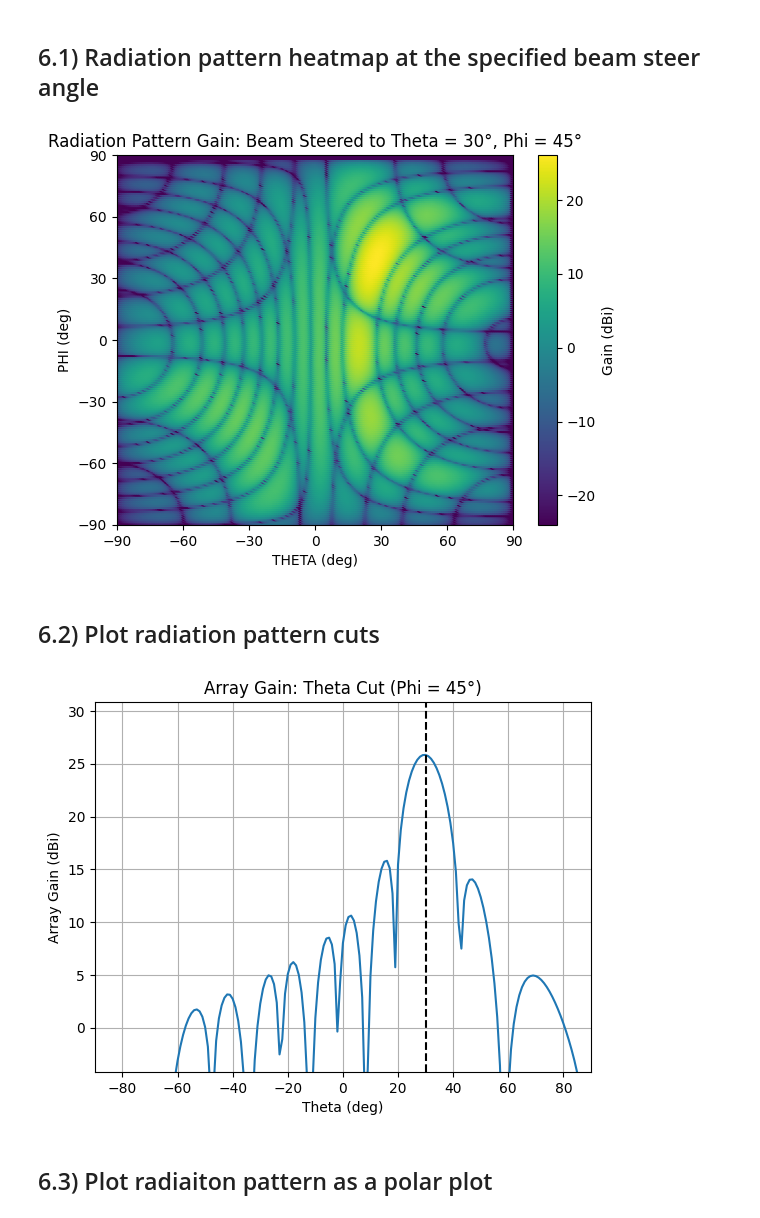
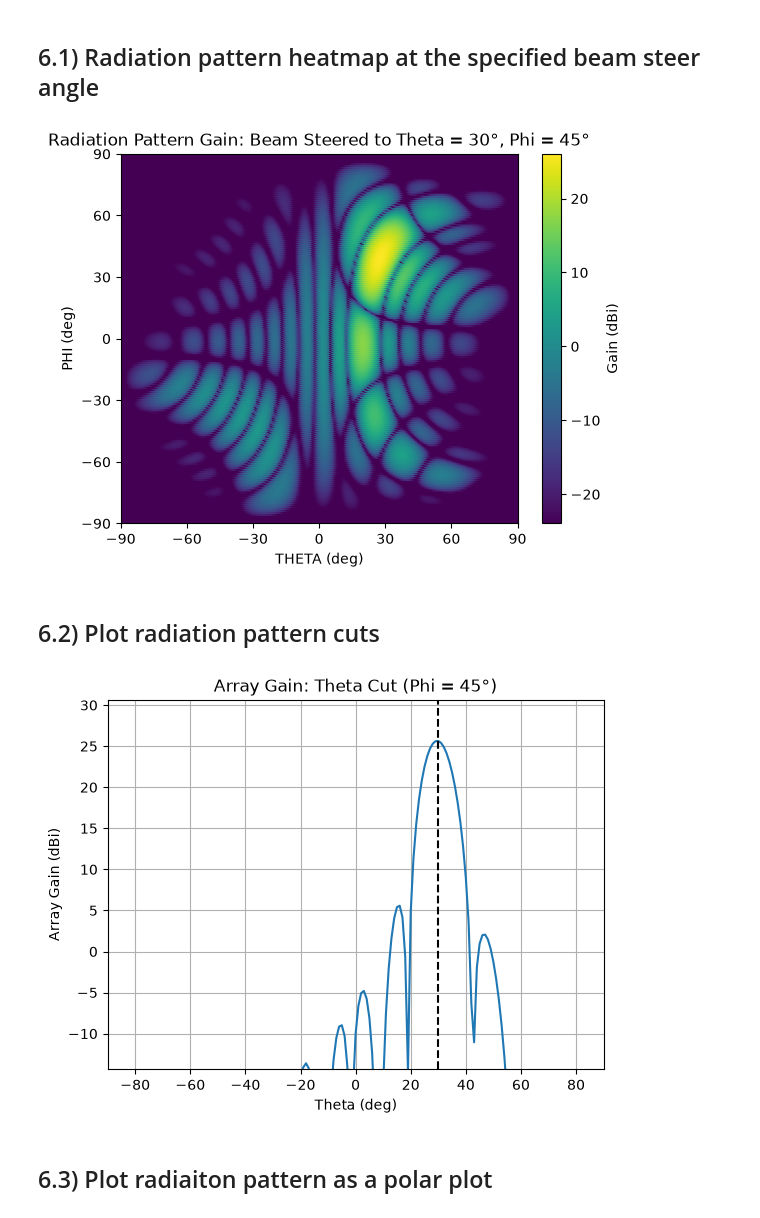
Before and after one commit to jman4162/Phased-Array-Antenna-Model, a Jupyter notebook: Phased_Array_Antennas_Computing_Radiation_Patterns_Using_Python.ipynb, the cells around one changed output. Saved outputs shown, nothing was run; the diff lists cells and outputs as text; code cells hidden in the pictures.

```diff
--- a/Phased_Array_Antennas_Computing_Radiation_Patterns_Using_Python.ipynb
+++ b/Phased_Array_Antennas_Computing_Radiation_Patterns_Using_Python.ipynb
@@ -254,31 +258,37 @@ Ref: [Cosine Antenna Element
 ](https://www.mathworks.com/help/phased/ug/cosine-antenna-element.html)
 # %%
 def dBi_to_linear(dBi):
-  """Converts dBi to linear scale."""
+  """Converts dBi to a linear power ratio."""
   return 10**(dBi / 10)
+
+
+def dBi_to_field(dBi):
+  """Converts dBi to a linear field (amplitude) ratio: the square root of the power ratio."""
+  return 10**(dBi / 20)
 # %%
 def antenna_element_pattern(theta: np.ndarray, phi: np.ndarray,
                              cos_factor_theta: float = 1.0, cos_factor_phi: float = 1.0,
                              max_gain_dBi: float = 0.0) -> np.ndarray:
   """
-  Calculates the radiation pattern of a single antenna element using a raised cosine model.
+  Calculates the field response of a single antenna element using a raised cosine model.
 
   Args:
     theta: Elevation angles in radians (numpy.ndarray).
     phi: Azimuth angles in radians (numpy.ndarray).
-    cos_factor_theta: Cosine power factor for theta (float, default=1.0).
-    cos_factor_phi: Cosine power factor for phi (float, default=1.0).
+    cos_factor_theta: Cosine exponent of the field response in theta (float, default=1.0).
+    cos_factor_phi: Cosine exponent of the field response in phi (float, default=1.0).
     max_gain_dBi: Maximum gain of the element pattern in dBi (float, default=0.0).
 
   Returns:
-    A numpy array containing the element pattern values in linear scale.
+    A numpy array containing the element field response (linear amplitude).
+    Square it to get the element power pattern.
   """
 
-  # Convert max gain from dBi to linear scale
-  max_gain = dBi_to_linear(max_gain_dBi)
+  # Peak gain is a power ratio; the field response scales by its square root
+  max_field = dBi_to_field(max_gain_dBi)
 
   # Calculate the radiation pattern
-  pattern = max_gain * np.cos(theta) ** cos_factor_theta * np.cos(phi) ** cos_factor_phi
+  pattern = max_field * np.cos(theta) ** cos_factor_theta * np.cos(phi) ** cos_factor_phi
 
   return pattern
 # %%
@@ -484,14 +494,18 @@ Wrapped angle: 3.72 radians
 # %% [markdown]
 Loop over azimuth and elevation and compute the array factor at each angle.
 # %%
-# Calculate the array factor for each angle
+# Calculate the total field (element pattern x array factor) for each angle.
+# element_pattern comes from np.meshgrid(theta, phi), so its rows index phi and
+# its columns index theta; transpose it to match array_factor[theta, phi].
+element_pattern_tp = element_pattern.T
 array_factor = np.zeros((len(theta), len(phi)), dtype=complex)
 
 for i, thi in enumerate(theta):
   for j, phj in enumerate(phi):
-    array_factor[i, j] = element_pattern[i, j] * AF(thi, phj, x=X_vec, y=Y_vec, w=phase_weights, k=k)
+    array_factor[i, j] = element_pattern_tp[i, j] * AF(thi, phj, x=X_vec, y=Y_vec, w=phase_weights, k=k)
 
-array_factor_dB = 10 * np.log10(abs(array_factor))
+# array_factor holds field values, so dB is 20*log10|E| (= 10*log10|E|^2)
+array_factor_dB = 20 * np.log10(abs(array_factor))
 
 # Normalize array_factor_dB
 array_factor_dB_norm = array_factor_dB - np.max(array_factor_dB)
@@ -533,12 +547,12 @@ plt.yticks(np.arange(theta_deg[0], theta_deg[-1]+1, 30))
 # Show the plot
 plt.show()
 # %% [output]
-[figure, old version]
+[figure, new version]
 # %% [markdown]
 ## 6.2) Plot radiation pattern cuts
 # %%
 # For array_factor_plot_dB, plot the theta and phi radiation pattern cuts where the other variable are the steer angles, respectively
-thres_dB = 30
+thres_dB = 40  # dB below peak to show; must stay below the 50 dB display clip
 
 # Find index where phi_deg and theta_deg are the steer angles, respectively
 phi_zero_index = np.where(phi_deg == phi0)[0][0]
@@ -550,34 +564,34 @@ peak_value_phi = np.max(array_gain_plot_dBi[theta_zero_index, :])
 
 # Set the lower y-axis limit to 30 dB below the peak
 if np.max(array_gain_plot_dBi[:, phi_zero_index]) - np.min(array_gain_plot_dBi[:, phi_zero_index]) > thres_dB:
   lower_limit_theta = peak_value_theta - thres_dB
 
 if np.max(array_gain_plot_dBi[theta_zero_index, :]) - np.min(array_gain_plot_dBi[theta_zero_index, :]) > thres_dB:
   lower_limit_phi = peak_value_phi - thres_dB
 
 # Plot the theta cut (phi = 0)
 plt.figure()
 plt.plot(theta_deg, array_gain_plot_dBi[:, phi_zero_index], label='Array Gain')
 plt.xlabel('Theta (deg)')
 plt.ylabel('Array Gain (dBi)')
 plt.title('Array Gain: Theta Cut (Phi = ' + str(phi0) + '°)')
 plt.grid(True)
 plt.ylim(lower_limit_theta, peak_value_theta+5)
 plt.xlim([np.min(theta_deg), np.max(theta_deg)])
 plt.axvline(x=theta0, color='black', linestyle='--', label='Steer Angle (Theta)')
 plt.show()
 
 # # Plot the phi cut (theta = 90)
 # plt.figure()
 # plt.plot(phi_deg, array_factor_plot_dB[theta_zero_index, :])
 # plt.xlabel('Phi (deg)')
 # plt.ylabel('Magnitude (dB)')
 # plt.title('Phi Cut (Theta = 90°)')
 # plt.grid(True)
 # # plt.ylim(lower_limit_phi, peak_value_phi+5)
 # plt.show()
 # %% [output]
-[figure, old version]
+[figure, new version]
 # %% [markdown]
 ## 6.3) Plot radiaiton pattern as a polar plot
 # %%
```
Also changed, not shown: parts of 3 cells of this notebook.
